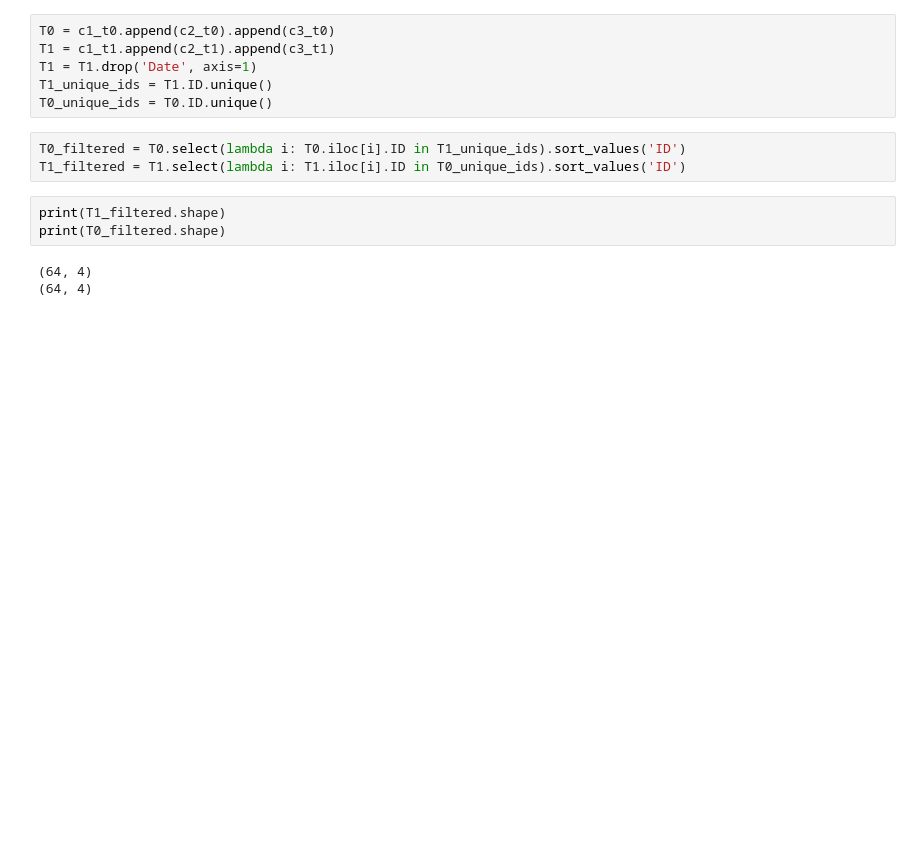
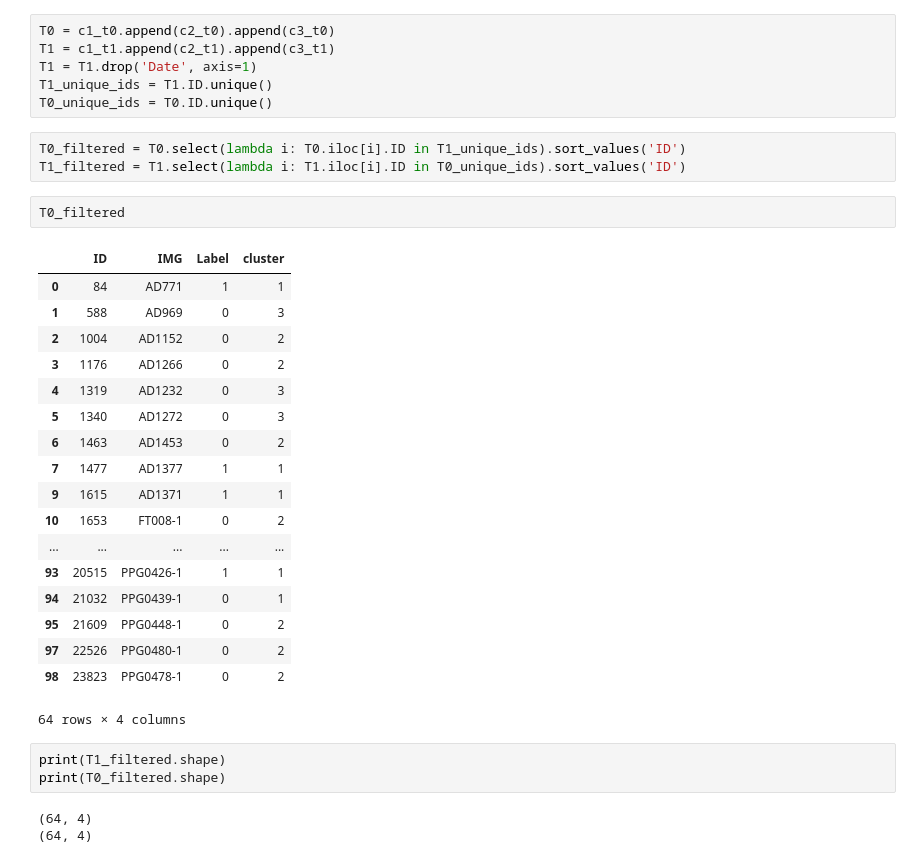
Before and after one commit to fabianp/gray_matter, a Jupyter notebook: cluster_metric.ipynb, the cells around one changed output. Cells and saved outputs as stored; diff of their text form; blank space fills up the shorter version.

Commit message:
cluster overlap

```diff
--- a/cluster_metric.ipynb
+++ b/cluster_metric.ipynb
@@ -30,6 +30,27 @@ T0_unique_ids = T0.ID.unique()
 # %%
 T0_filtered = T0.select(lambda i: T0.iloc[i].ID in T1_unique_ids).sort_values('ID')
 T1_filtered = T1.select(lambda i: T1.iloc[i].ID in T0_unique_ids).sort_values('ID')
+# %%
+T0_filtered
+# %% [output]
+|  | ID | IMG | Label | cluster |
+| 0 | 84 | AD771 | 1 | 1 |
+| 1 | 588 | AD969 | 0 | 3 |
+| 2 | 1004 | AD1152 | 0 | 2 |
+| 3 | 1176 | AD1266 | 0 | 2 |
+| 4 | 1319 | AD1232 | 0 | 3 |
+| 5 | 1340 | AD1272 | 0 | 3 |
+| 6 | 1463 | AD1453 | 0 | 2 |
+| 7 | 1477 | AD1377 | 1 | 1 |
+| 9 | 1615 | AD1371 | 1 | 1 |
+| 10 | 1653 | FT008-1 | 0 | 2 |
+| ... | ... | ... | ... | ... |
+| 93 | 20515 | PPG0426-1 | 1 | 1 |
+| 94 | 21032 | PPG0439-1 | 0 | 1 |
+| 95 | 21609 | PPG0448-1 | 0 | 2 |
+| 97 | 22526 | PPG0480-1 | 0 | 2 |
+| 98 | 23823 | PPG0478-1 | 0 | 2 |
+64 rows × 4 columns
 # %%
 print(T1_filtered.shape)
 print(T0_filtered.shape)
```
Also changed, not shown: parts of 5 cells of this notebook.
